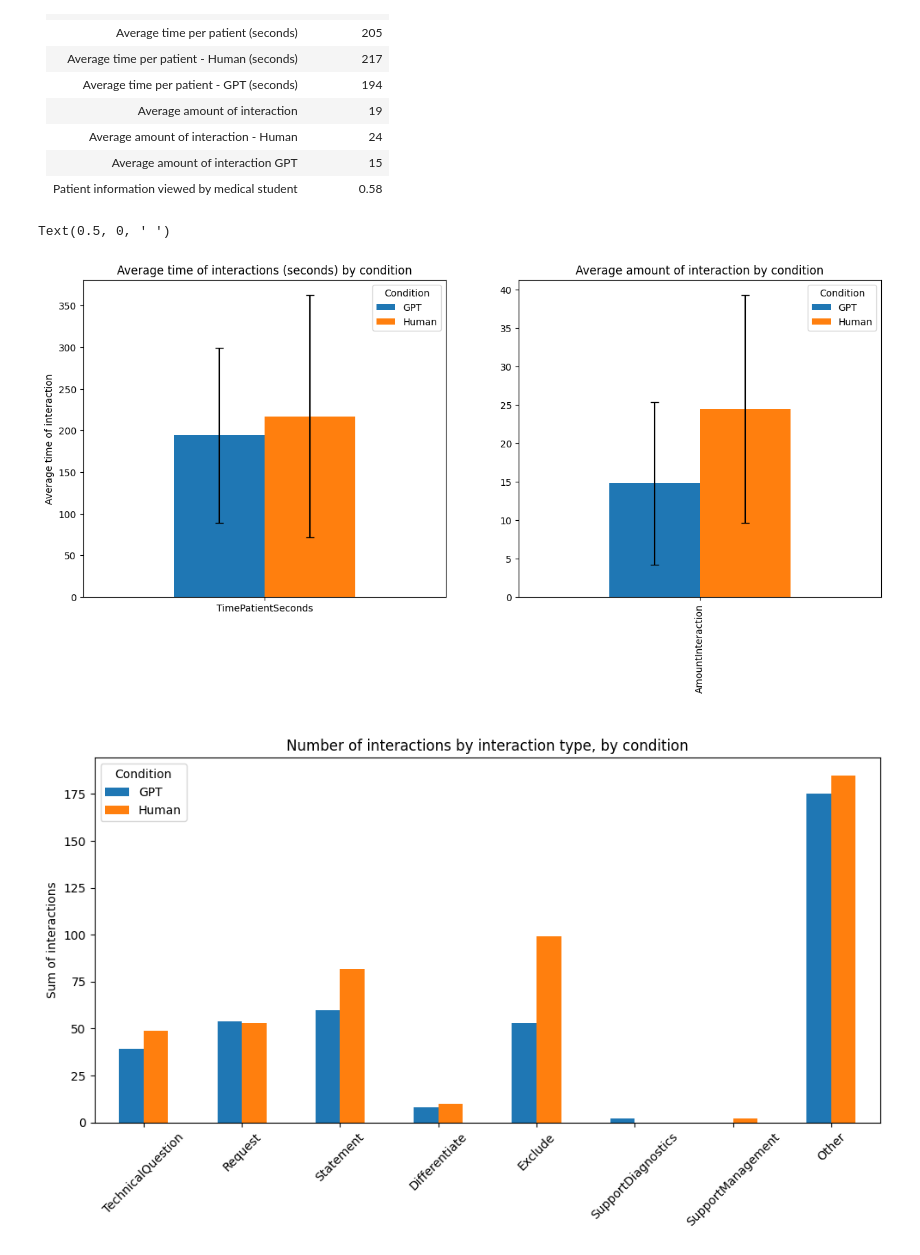
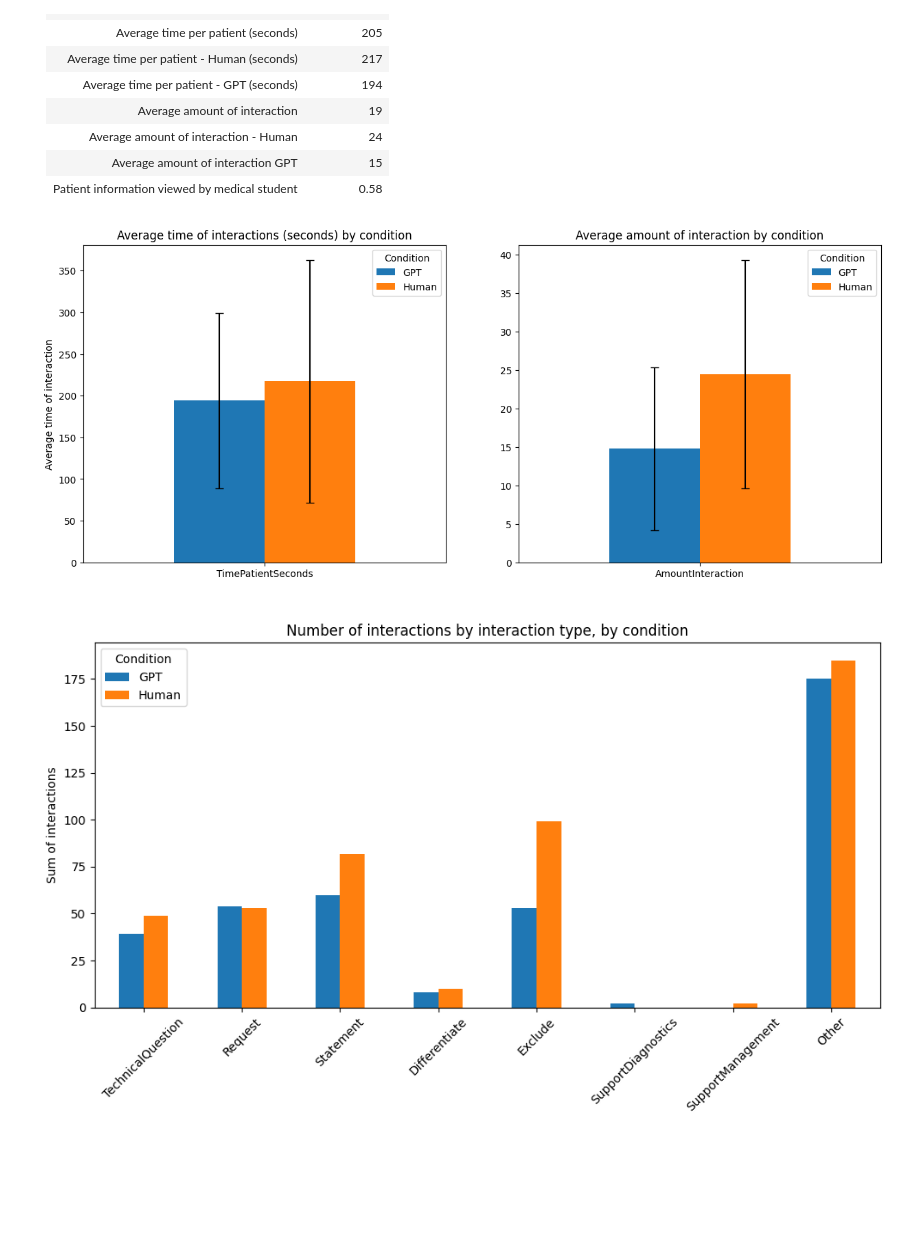
Before and after one commit to SaloWi/cas_mod4, a Jupyter notebook: mod3/CAS_Module_3.ipynb, the cells around one changed output. Drawn from its saved outputs; the diff is of its cells as text; code cells hidden in the pictures; blank space fills up the shorter version.

Commit message:
adjust plot

```diff
--- a/mod3/CAS_Module_3.ipynb
+++ b/mod3/CAS_Module_3.ipynb
@@ -108,35 +108,35 @@ average_interaction = df[selected_columns_interaction]
 # Group by 'Condition' and calculate mean and standard deviation
 grouped_average_time = average_time.groupby('Condition').mean()
 grouped_std_time = average_time.groupby('Condition').std()  # Standard deviation for time
 
 grouped_average_interaction = average_interaction.groupby('Condition').mean()
 grouped_std_interaction = average_interaction.groupby('Condition').std()  # Standard deviation for interaction
 
 # Transpose the data to have categories on x-axis
 grouped_average_time = grouped_average_time.T
 grouped_std_time = grouped_std_time.T  # Transpose standard deviation for time
 
 grouped_average_interaction = grouped_average_interaction.T
 grouped_std_interaction = grouped_std_interaction.T  # Transpose standard deviation for interaction
 
 # Plotting side by side with error bars
 fig, axes = plt.subplots(1, 2, figsize=(15, 6))
 
 # First plot: Average time of interactions with error bars
 grouped_average_time.plot(kind='bar', yerr=grouped_std_time, ax=axes[0], capsize=4, legend=True)
 axes[0].set_title('Average time of interactions (seconds) by condition')
 axes[0].set_xlabel(' ')
 axes[0].set_ylabel('Average time of interaction')
 axes[0].tick_params(axis='x', rotation=0)
 axes[0].legend(title='Condition')
 
 # Second plot: Average amount of interaction with error bars
 grouped_average_interaction.plot(kind='bar', yerr=grouped_std_interaction, ax=axes[1], capsize=4, legend=True)
 axes[1].set_title('Average amount of interaction by condition')
 axes[1].set_xlabel(' ')
+axes[1].tick_params(axis='x', rotation=0)
 # %% [output]
-Text(0.5, 0, ' ')
-[figure, old version]
+[figure, new version]
 # %%
 df = pd.DataFrame(df2)
 selected_columns = ['Condition','TechnicalQuestion', 'Request', 'Statement', 'Differentiate', 'Exclude', 'SupportDiagnostics', 'SupportManagement','Other']  # Replace with desired column names
```
Also changed, not shown: parts of 8 cells of this notebook.
